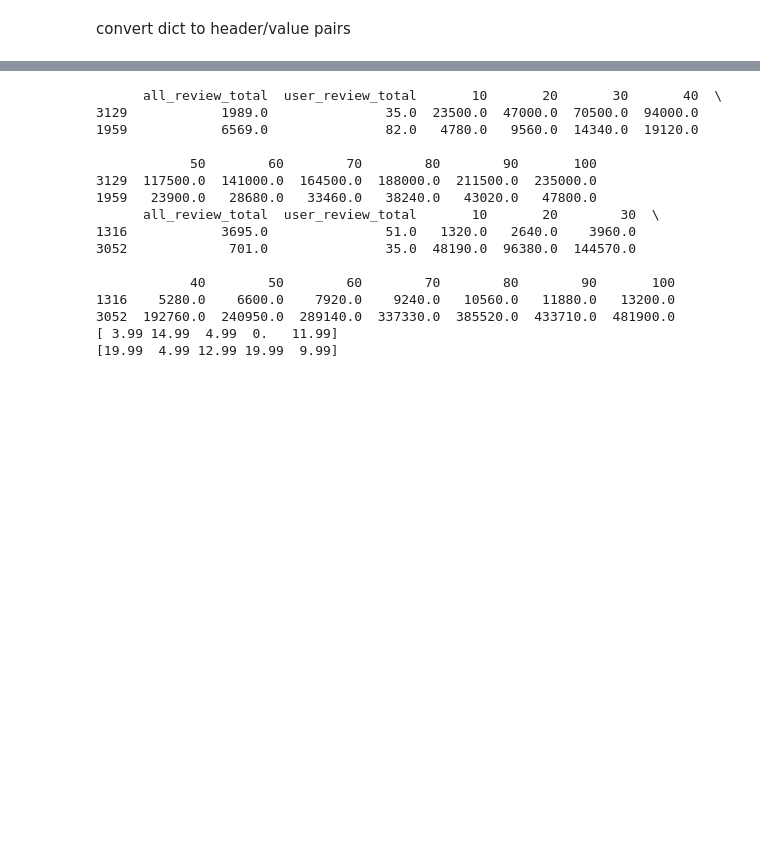
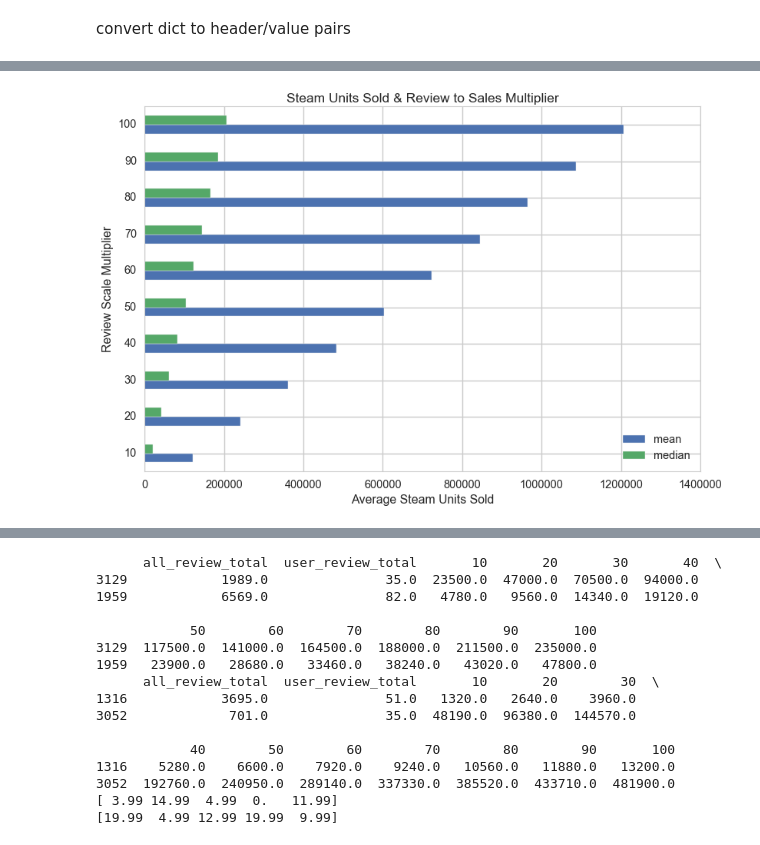
Before and after one commit to hypothetical-lemon/COMP4448, a Jupyter notebook: final_project.ipynb, the cells around one changed output, grey strips where cells are left out. Saved outputs shown, nothing was run; the diff lists cells and outputs as text; code cells hidden in the pictures; blank space fills up the shorter version.

```diff
--- a/final_project.ipynb
+++ b/final_project.ipynb
@@ -521,3 +520,12 @@ user_review_total    float64
 dtype: object
 |  | price | all_review_total | user_review_total | 10 | 20 | 30 | 40 | 50 | 60 | ... |
 | 0 | 4.99 | 224878.0 | 151281.0 | 2248780.0 | 4497560.0 | 6746340.0 | 8995120.0 | 11243900.0 | 13492680.0 | ... |
+# %%
+calc_result = clean_df.apply(['mean', 'median'])
+calc_result.drop(['price', 'all_review_total', 'user_review_total'], axis=1, inplace=True)
+
+g = calc_result.T.plot.barh(title='Steam Units Sold & Review to Sales Multiplier')
+g.set_xlabel('Average Steam Units Sold')
+g.set_ylabel('Review Scale Multiplier');
+# %% [output]
+[figure, added]
```
Also changed, not shown: parts of 18 cells of this notebook.
